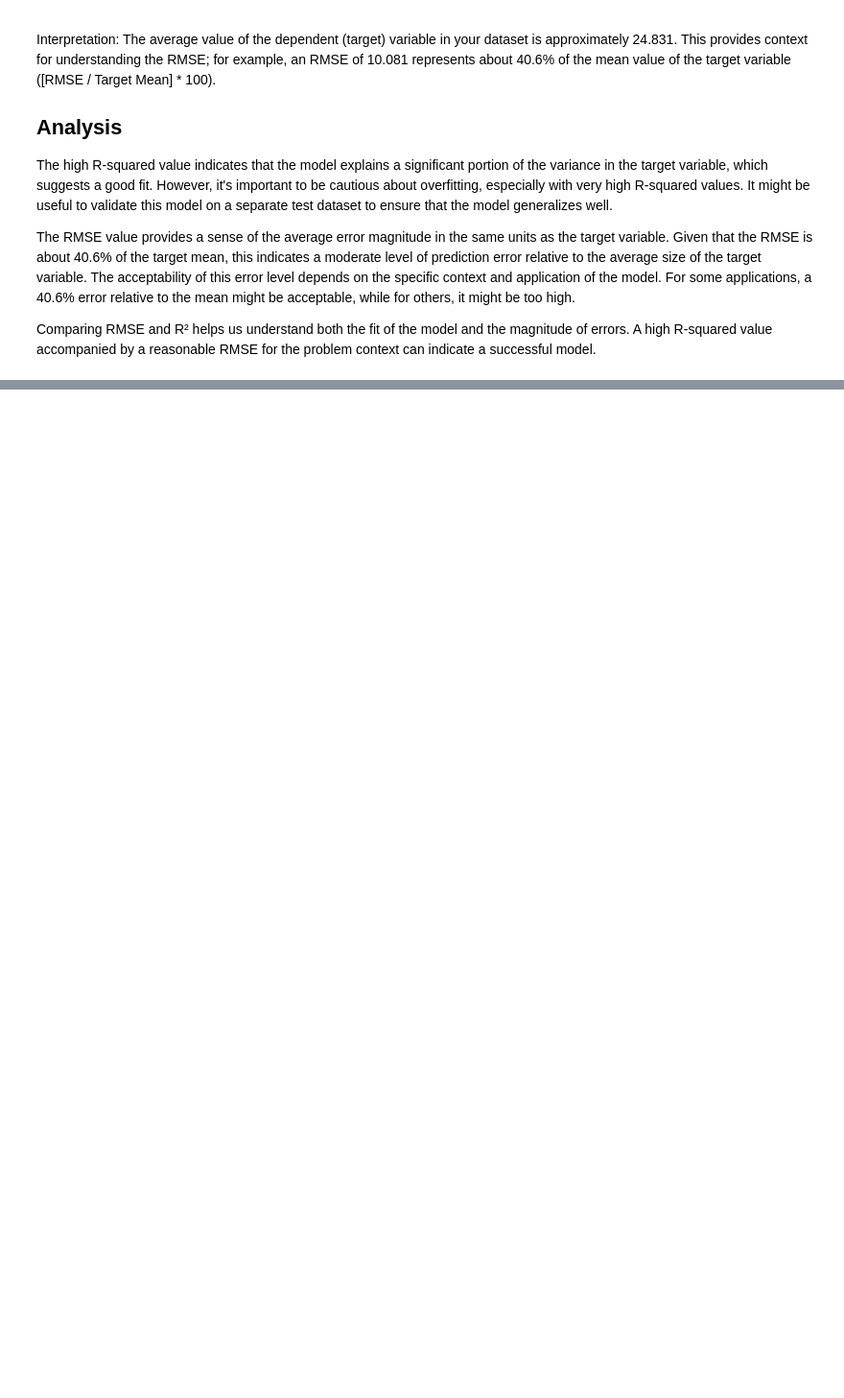
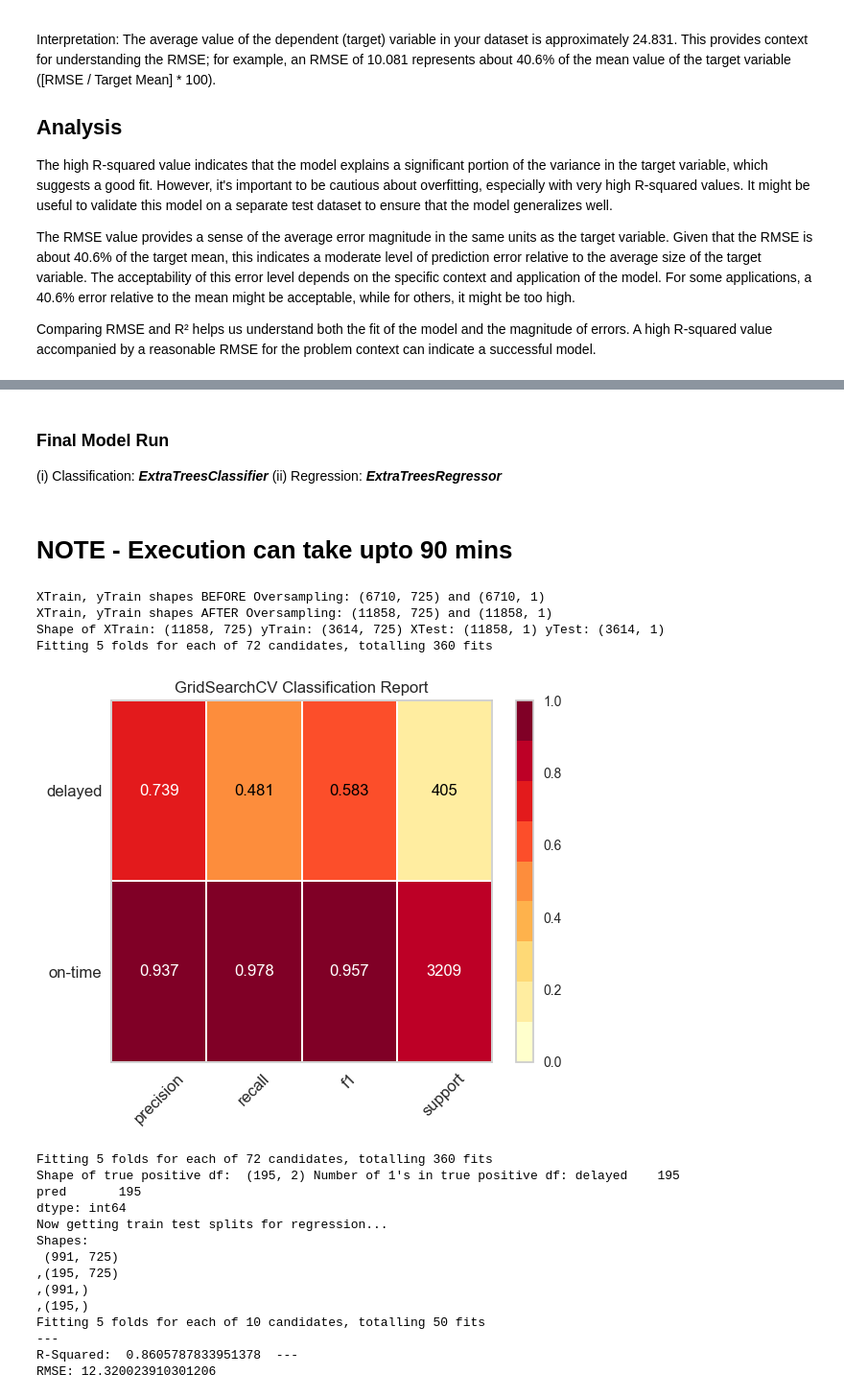
Before and after one commit to rakeshn19/AI-project-SCM, a Jupyter notebook: ML_model.ipynb, the cells around one changed output, grey strips where cells are left out. Shown at 96% size. Drawn from its saved outputs; the diff is of its cells as text; code cells hidden in the pictures; blank space fills up the shorter version.

```diff
--- a/ML_model.ipynb
+++ b/ML_model.ipynb
@@ -332,0 +464,61 @@ Comparing RMSE and R² helps us understand both the fit of the model and the mag
+# %% [markdown]
+###  Final Model Run
+(i) Classification: ***ExtraTreesClassifier***
+(ii) Regression: ***ExtraTreesRegressor***
+# %% [markdown]
+# NOTE - Execution can take upto 90 mins
+# %%
+from sklearn.model_selection import GridSearchCV,RandomizedSearchCV
+from scipy.stats import randint
+# Example for ExtraTreesClassifier
+param_grid_clf = {
+    'n_estimators': [100, 500, 900],
+    'max_features': [10, 30, 50],
+    'criterion': ['gini', 'entropy'],
+    'max_depth': [10, 30, 50, None]
+}
+
+param_dist_reg = {
+    'n_estimators': randint(100, 1000),
+    'max_features': randint(10, 50),
+    'max_depth': [10, 30, 50, None]
+}
+
+clf_final = GridSearchCV(ExtraTreesClassifier(random_state=121), param_grid_clf, cv=5, scoring='accuracy', verbose=1)
+reg_final = RandomizedSearchCV(ExtraTreesRegressor(random_state=121), param_distributions=param_dist_reg, n_iter=10, cv=5, scoring='neg_mean_squared_error', verbose=1)
+
+#clf_final = ExtraTreesClassifier(n_estimators=900,max_features= 50
+#                                  ,criterion= 'entropy',max_depth= 50, random_state=121)
+#reg_final = ExtraTreesRegressor(n_estimators=900 ,max_features= 50,max_depth= 50, random_state=121)
+X_tr_clf_fin, X_ts_clf_fin, y_tr_clf_fin, y_ts_clf_fin = scmhelper.train_test_oversample(data
+                                                        , delayed, test_size=0.35, use_smote=True)
+plt.subplots(figsize=(6,5))
+score_fin=scmhelper.visual_model_selection(X_tr_clf_fin, X_ts_clf_fin, y_tr_clf_fin, y_ts_clf_fin, clf_final)
+
+df_true_pos_fin = scmhelper.fit_and_generate_true_positives(clf_final, X_tr_clf_fin, X_ts_clf_fin,
+                                                      y_tr_clf_fin, y_ts_clf_fin)[0]
+X_tr_reg_fin, X_ts_reg_fin, y_tr_reg_fin, y_ts_reg_fin = scmhelper.train_test_conditional(data,
+                                                                    delayed, df_true_pos_fin, ddate, delayed)
+rsq = []
+rsq.append(scmhelper.model_selection(X_tr_reg_fin, X_ts_reg_fin, y_tr_reg_fin, y_ts_reg_fin, reg_final, 'reg'))
+print("---\nR-Squared: ", rsq[0][0]," ---\nRMSE:", rsq[0][1])
+# %% [output]
+XTrain, yTrain shapes BEFORE Oversampling: (6710, 725) and (6710, 1)
+XTrain, yTrain shapes AFTER Oversampling: (11858, 725) and (11858, 1)
+Shape of XTrain: (11858, 725) yTrain: (3614, 725) XTest: (11858, 1) yTest: (3614, 1)
+Fitting 5 folds for each of 72 candidates, totalling 360 fits
+[figure, added]
+Fitting 5 folds for each of 72 candidates, totalling 360 fits
+Shape of true positive df:  (195, 2) Number of 1's in true positive df: delayed    195
+pred       195
+dtype: int64
+Now getting train test splits for regression...
+Shapes:
+ (991, 725)
+,(195, 725)
+,(991,)
+,(195,)
+Fitting 5 folds for each of 10 candidates, totalling 50 fits
+---
+R-Squared:  0.8605787833951378  ---
+RMSE: 12.320023910301206
```
Also changed, not shown: parts of 10 cells of this notebook, 2 other files.
